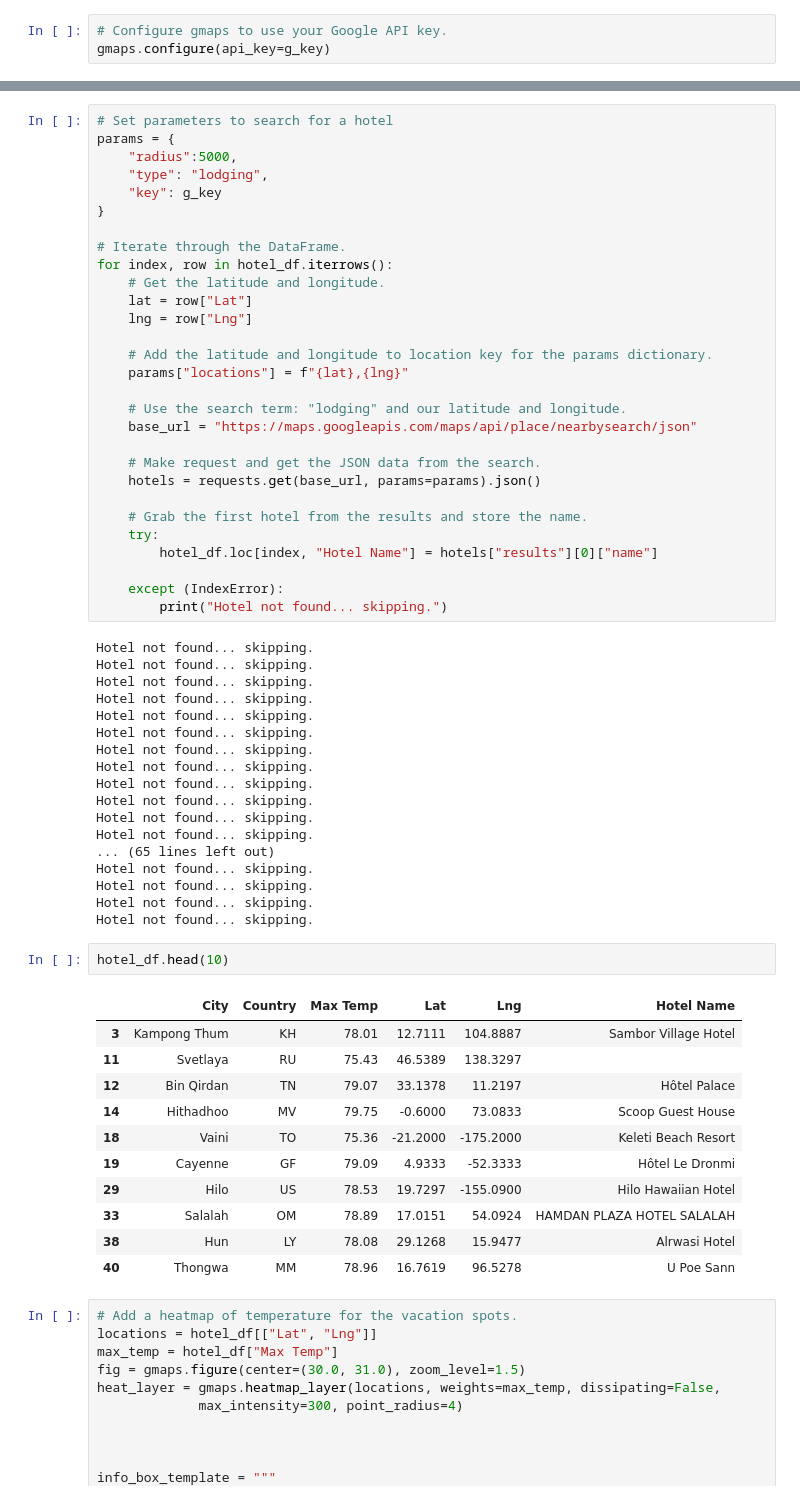
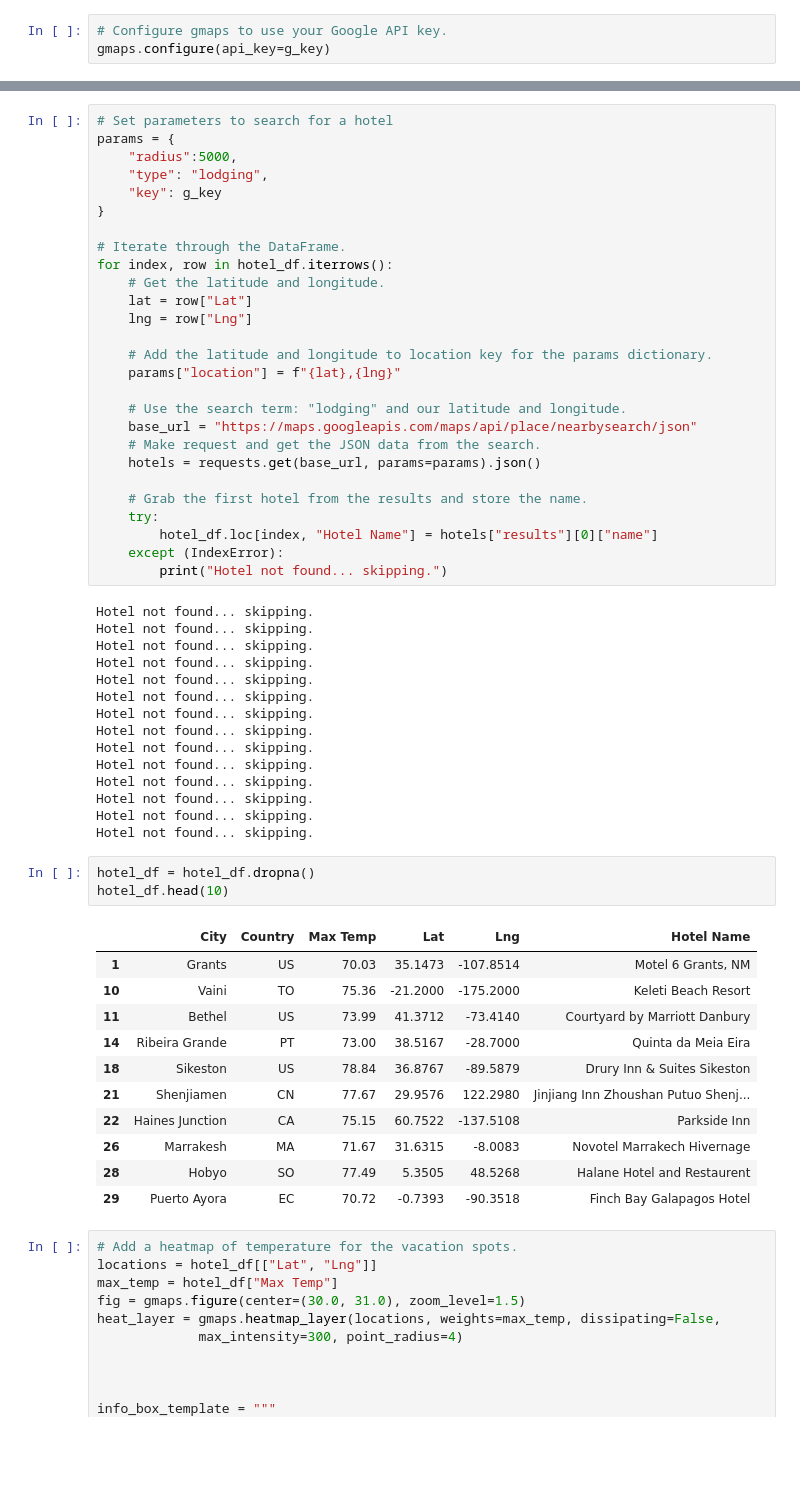
Before and after one commit to rshahba/World_Weather_Analysis, a Jupyter notebook: VacationPy.ipynb, the cells around one changed output, grey strips where cells are left out. Cells and saved outputs as stored; diff of their text form; blank space fills up the shorter version.

```diff
--- a/VacationPy.ipynb
+++ b/VacationPy.ipynb
@@ -127,18 +127,16 @@ for index, row in hotel_df.iterrows():
     lng = row["Lng"]
 
     # Add the latitude and longitude to location key for the params dictionary.
-    params["locations"] = f"{lat},{lng}"
+    params["location"] = f"{lat},{lng}"
 
     # Use the search term: "lodging" and our latitude and longitude.
     base_url = "https://maps.googleapis.com/maps/api/place/nearbysearch/json"
-
     # Make request and get the JSON data from the search.
     hotels = requests.get(base_url, params=params).json()
 
     # Grab the first hotel from the results and store the name.
     try:
         hotel_df.loc[index, "Hotel Name"] = hotels["results"][0]["name"]
-
     except (IndexError):
         print("Hotel not found... skipping.")
 # %% [output]
@@ -154,25 +152,23 @@ Hotel not found... skipping.
 Hotel not found... skipping.
 Hotel not found... skipping.
 Hotel not found... skipping.
-... (65 lines left out)
 Hotel not found... skipping.
 Hotel not found... skipping.
-Hotel not found... skipping.
-Hotel not found... skipping.
 # %%
+hotel_df = hotel_df.dropna()
 hotel_df.head(10)
 # %% [output]
 |  | City | Country | Max Temp | Lat | Lng | Hotel Name |
-| 3 | Kampong Thum | KH | 78.01 | 12.7111 | 104.8887 | Sambor Village Hotel |
-| 11 | Svetlaya | RU | 75.43 | 46.5389 | 138.3297 |  |
-| 12 | Bin Qirdan | TN | 79.07 | 33.1378 | 11.2197 | Hôtel Palace |
-| 14 | Hithadhoo | MV | 79.75 | -0.6000 | 73.0833 | Scoop Guest House |
-| 18 | Vaini | TO | 75.36 | -21.2000 | -175.2000 | Keleti Beach Resort |
-| 19 | Cayenne | GF | 79.09 | 4.9333 | -52.3333 | Hôtel Le Dronmi |
-| 29 | Hilo | US | 78.53 | 19.7297 | -155.0900 | Hilo Hawaiian Hotel |
-| 33 | Salalah | OM | 78.89 | 17.0151 | 54.0924 | HAMDAN PLAZA HOTEL SALALAH |
-| 38 | Hun | LY | 78.08 | 29.1268 | 15.9477 | Alrwasi Hotel |
-| 40 | Thongwa | MM | 78.96 | 16.7619 | 96.5278 | U Poe Sann |
+| 1 | Grants | US | 70.03 | 35.1473 | -107.8514 | Motel 6 Grants, NM |
+| 10 | Vaini | TO | 75.36 | -21.2000 | -175.2000 | Keleti Beach Resort |
+| 11 | Bethel | US | 73.99 | 41.3712 | -73.4140 | Courtyard by Marriott Danbury |
+| 14 | Ribeira Grande | PT | 73.00 | 38.5167 | -28.7000 | Quinta da Meia Eira |
+| 18 | Sikeston | US | 78.84 | 36.8767 | -89.5879 | Drury Inn & Suites Sikeston |
+| 21 | Shenjiamen | CN | 77.67 | 29.9576 | 122.2980 | Jinjiang Inn Zhoushan Putuo Shenj... |
+| 22 | Haines Junction | CA | 75.15 | 60.7522 | -137.5108 | Parkside Inn |
+| 26 | Marrakesh | MA | 71.67 | 31.6315 | -8.0083 | Novotel Marrakech Hivernage |
+| 28 | Hobyo | SO | 77.49 | 5.3505 | 48.5268 | Halane Hotel and Restaurent |
+| 29 | Puerto Ayora | EC | 70.72 | -0.7393 | -90.3518 | Finch Bay Galapagos Hotel |
 # %%
 # Add a heatmap of temperature for the vacation spots.
 locations = hotel_df[["Lat", "Lng"]]
```
Also changed, not shown: parts of 4 cells of this notebook, 21 other files.
